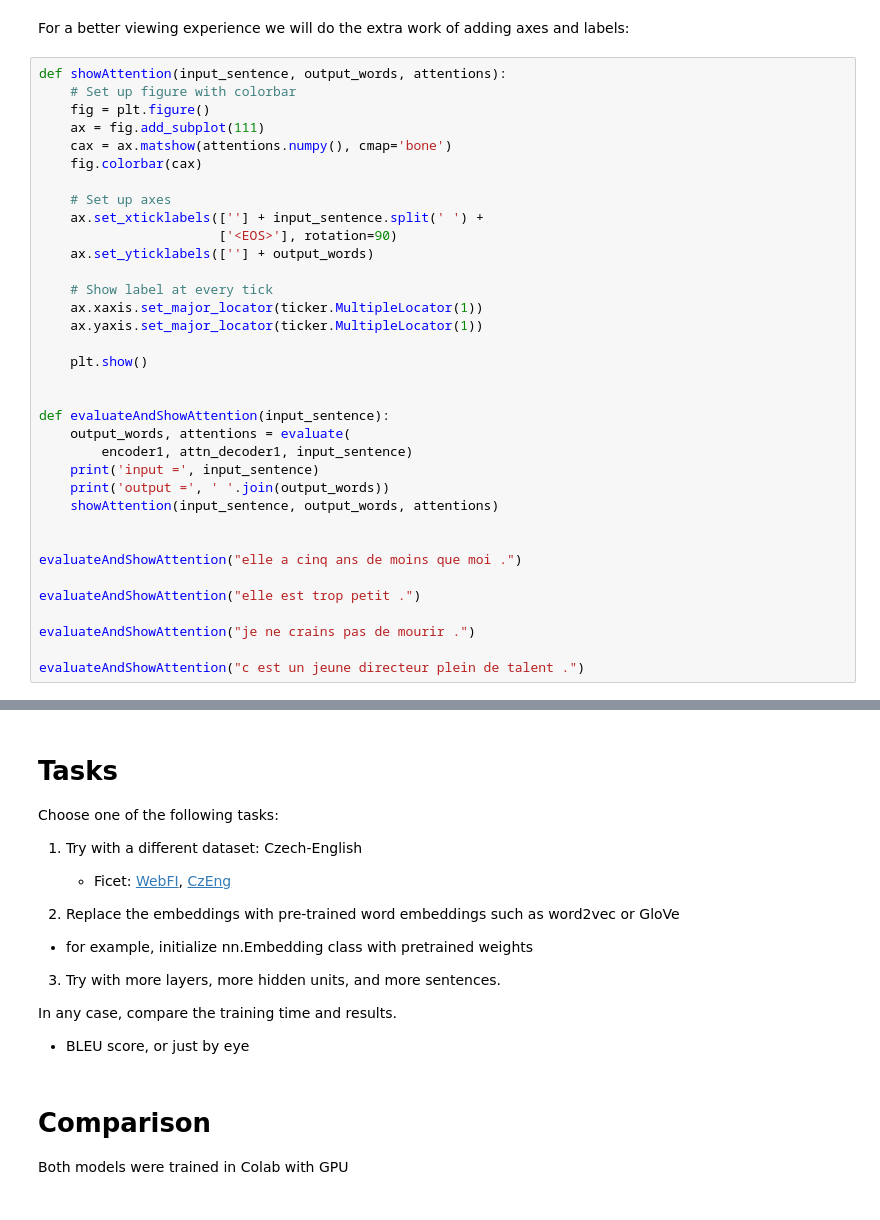
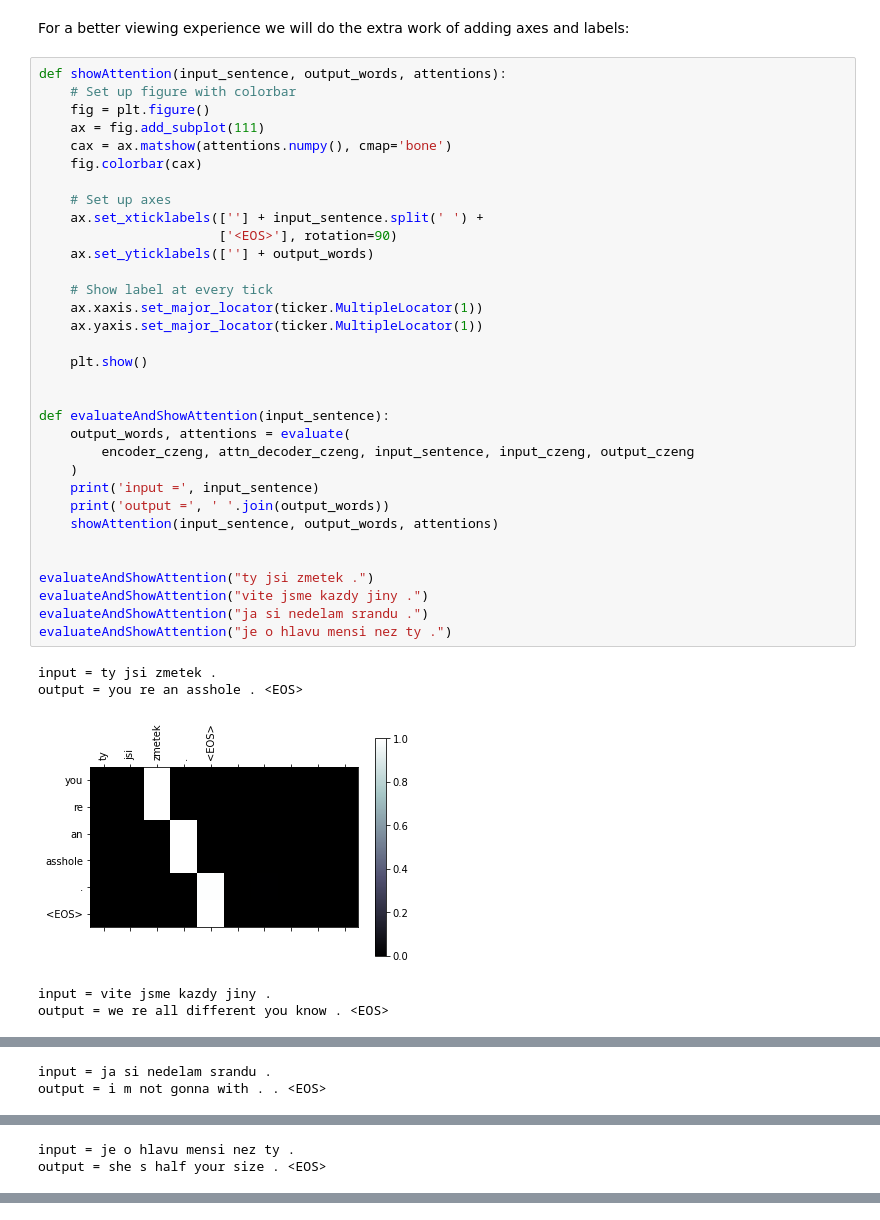
Before and after one commit to katarinagresova/ia161, a Jupyter notebook: Machine_Translation/IA161_Machine_Translation.ipynb, the cells around one changed output, grey strips where cells are left out. Saved outputs shown, nothing was run; the diff lists cells and outputs as text.

```diff
--- a/Machine_Translation/IA161_Machine_Translation.ipynb
+++ b/Machine_Translation/IA161_Machine_Translation.ipynb
@@ -896,35 +1055,39 @@ and labels:
 # %%
 def showAttention(input_sentence, output_words, attentions):
     # Set up figure with colorbar
     fig = plt.figure()
     ax = fig.add_subplot(111)
     cax = ax.matshow(attentions.numpy(), cmap='bone')
     fig.colorbar(cax)
 
     # Set up axes
     ax.set_xticklabels([''] + input_sentence.split(' ') +
                        ['<EOS>'], rotation=90)
     ax.set_yticklabels([''] + output_words)
 
     # Show label at every tick
     ax.xaxis.set_major_locator(ticker.MultipleLocator(1))
     ax.yaxis.set_major_locator(ticker.MultipleLocator(1))
 
     plt.show()
 
 
 def evaluateAndShowAttention(input_sentence):
     output_words, attentions = evaluate(
-        encoder1, attn_decoder1, input_sentence)
+        encoder_czeng, attn_decoder_czeng, input_sentence, input_czeng, output_czeng
+    )
     print('input =', input_sentence)
     print('output =', ' '.join(output_words))
     showAttention(input_sentence, output_words, attentions)
 
 
-evaluateAndShowAttention("elle a cinq ans de moins que moi .")
-
-evaluateAndShowAttention("elle est trop petit .")
-
-evaluateAndShowAttention("je ne crains pas de mourir .")
-
-evaluateAndShowAttention("c est un jeune directeur plein de talent .")
+evaluateAndShowAttention("ty jsi zmetek .")
+evaluateAndShowAttention("vite jsme kazdy jiny .")
+evaluateAndShowAttention("ja si nedelam srandu .")
+evaluateAndShowAttention("je o hlavu mensi nez ty .")
+# %% [output]
+input = ty jsi zmetek .
+output = you re an asshole . <EOS>
+[figure, added]
+input = vite jsme kazdy jiny .
+output = we re all different you know . <EOS>
@@ -930,0 +1095,2 @@ evaluateAndShowAttention("c est un jeune directeur plein de talent .")
+input = ja si nedelam srandu .
+output = i m not gonna with . . <EOS>
@@ -930,0 +1098,2 @@ evaluateAndShowAttention("c est un jeune directeur plein de talent .")
+input = je o hlavu mensi nez ty .
+output = she s half your size . <EOS>
@@ -931,19 +1100,0 @@ evaluateAndShowAttention("c est un jeune directeur plein de talent .")
-# %% [markdown]
-Tasks
-=====
-Choose one of the following tasks:
-
-1.  Try with a different dataset: Czech-English
-    - Ficet: [WebFI](https://nlp.fi.muni.cz/projekty/ficet-webfi/), [CzEng](https://nlp.fi.muni.cz/projekty/ficet-czeng/)
-
-
-2.  Replace the embeddings with pre-trained word embeddings such as word2vec or GloVe
-  - for example, initialize nn.Embedding class with pretrained weights
-3.  Try with more layers, more hidden units, and more sentences.
-
-In any case, compare the training time and results.
- - BLEU score, or just by eye
-# %% [markdown]
-# Comparison
-
-Both models were trained in Colab with GPU
```
Also changed, not shown: parts of 20 cells of this notebook.
